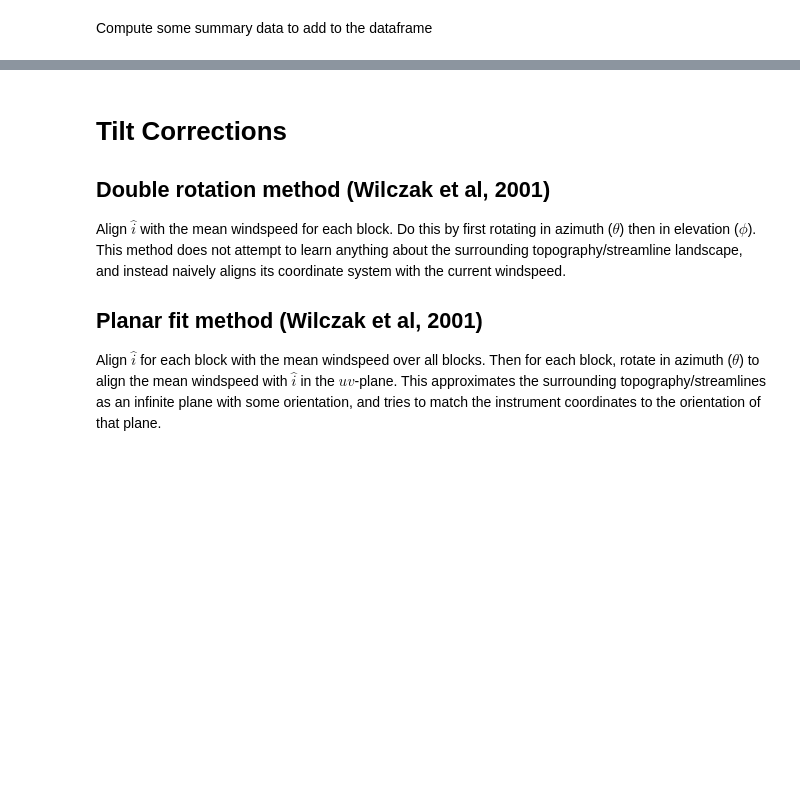
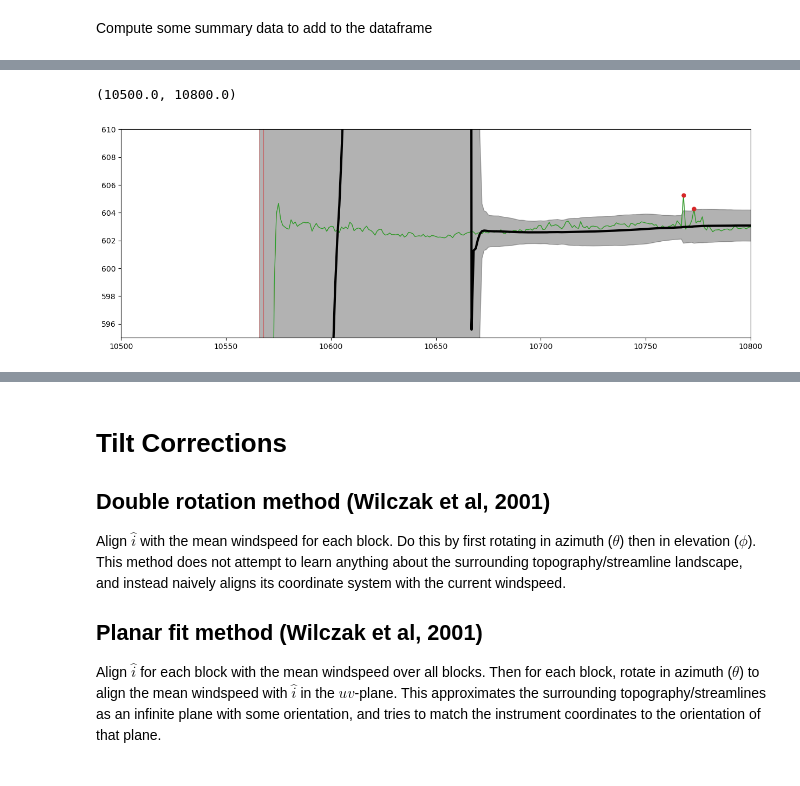
Before and after one commit to EwersLabUWyo/Platinum_EC, a Jupyter notebook: Testing Methods.ipynb, the cells around one changed output, grey strips where cells are left out. Cells and saved outputs as stored; diff of their text form; code cells hidden in the pictures; blank space fills up the shorter version.

```diff
--- a/Testing Methods.ipynb
+++ b/Testing Methods.ipynb
@@ -132,0 +272,17 @@ EC_7m_df = EC_7m_df.merge(summary_data, left_index=True, right_index=True)
+# %%
+test_file = read_campbell_file(EC_7m_df.iloc[368, 0])
+flag_diagnostics(test_file, dict(DIAG_LI7500='LI-7500'))
+flag_wind_direction(test_file['Ux_CSAT3B'], test_file['Uy_CSAT3B'], test_file['Uz_CSAT3B'], 'CSAT3B').sum()
+
+test_file2 = flag_spikes(500, test_file[['rho_c_LI7500']])
+# plt.plot(flag_all(test_file, dict(DIAG_LI7500='LI-7500'), test_file['Ux_CSAT3B'], test_file['Uy_CSAT3B'], test_file['Uz_CSAT3B'], 'CSAT3B')  )
+# %%
+plt.figure(figsize=(15,5))
+plt.fill_between(upper.index, lower.rho_c_LI7500, upper.rho_c_LI7500, alpha=0.3, color='k')
+plt.plot(test_file.index, test_file.rho_c_LI7500, lw=0.4, color='C3')
+plt.plot(test_file2.index, test_file2.rho_c_LI7500, lw=1, color='C2')
+plt.plot(upper.index, (lower.rho_c_LI7500 + upper.rho_c_LI7500)/2, lw=3, color='k')
+plt.plot(test_file.iloc[flags > 0].index, test_file.iloc[flags > 0].rho_c_LI7500, 'o', markersize=5, color='C3')
+# %% [output]
+(10500.0, 10800.0)
+[figure, added]
```
Also changed, not shown: parts of 6 cells of this notebook, 1 other file.
